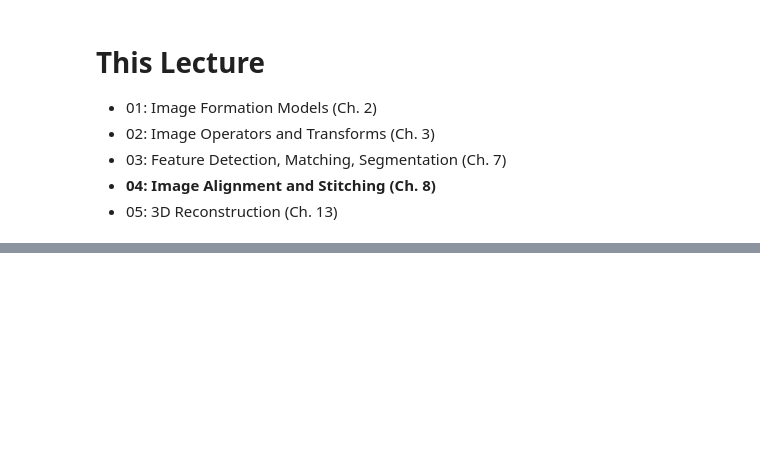
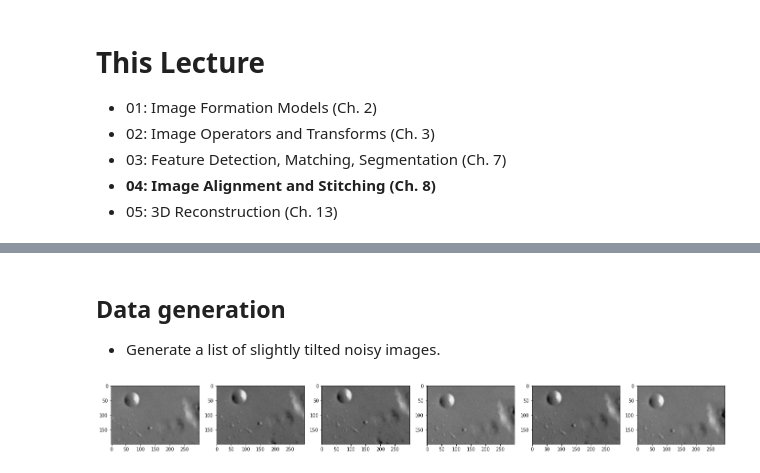
Before and after one commit to geometric-intelligence/ece278a, a Jupyter notebook: lectures/04_alignment_stitching.ipynb, the cells around one changed output, grey strips where cells are left out. Drawn from its saved outputs; the diff is of its cells as text; code cells hidden in the pictures; blank space fills up the shorter version.

```diff
--- a/lectures/04_alignment_stitching.ipynb
+++ b/lectures/04_alignment_stitching.ipynb
@@ -91,0 +420,24 @@ $$ min_p E_{LS}(p) = \sum_{i=1}^N ||r_i||^2 = \sum_{i=1}^N ||f(x_i; p) - x_i'||^
+# %% [markdown]
+## Data generation
+
+- Generate a list of slightly tilted noisy images.
+# %%
+img = data.moon()
+
+angle_list = [0, 5, 6, -2, 3, -4]
+center_list = [(0, 0), (10, 10), (5, 12), (11, 21), (21, 17), (43, 15)]
+
+img_list = [transform.rotate(img, angle=a, center=c)[40:240, 50:350]
+            for a, c in zip(angle_list, center_list)]
+ref_img = img_list[0].copy()
+
+img_list = [util.random_noise(filters.gaussian(im, 1.1), var=5e-4, seed=seed)
+            for seed, im in enumerate(img_list)]
+
+psnr_ref = metrics.peak_signal_noise_ratio(ref_img, img_list[0])
+# %%
+fig, axes = plt.subplots(ncols=6, figsize=(24, 4))
+for i in range(len(angle_list)):
+    axes[i].imshow(img_list[i], cmap=plt.cm.gray);
+# %% [output]
+[figure, added]
```
Also changed, not shown: parts of 63 cells of this notebook, 6 other files.
